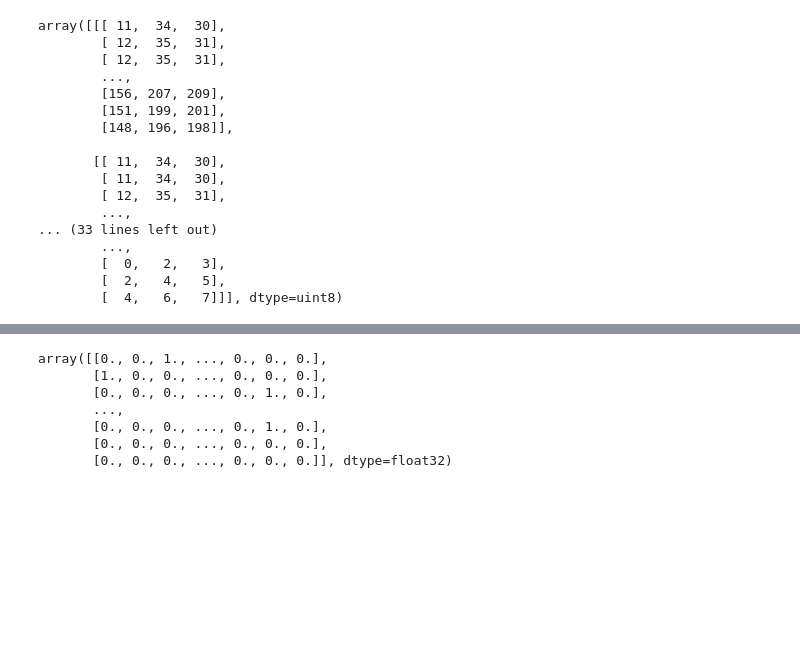
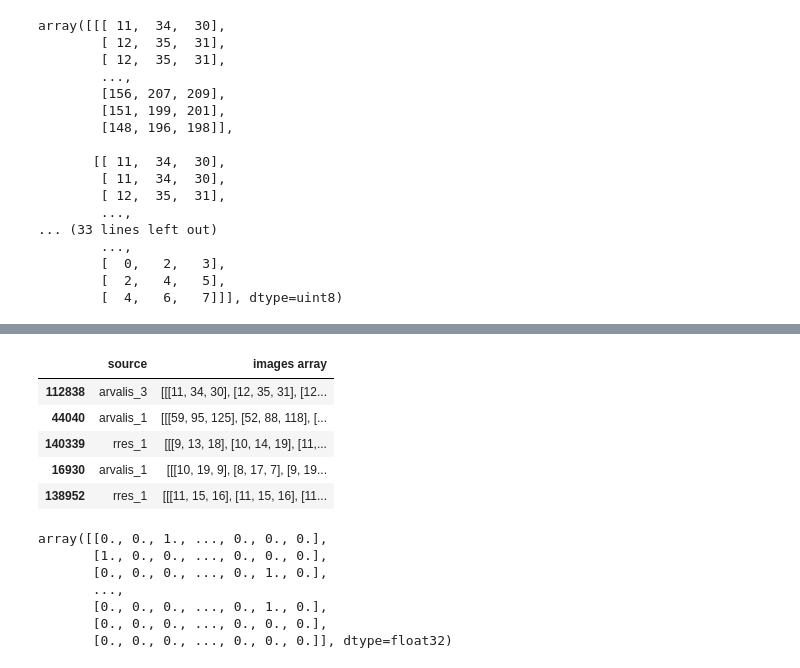
Before and after one commit to suhasmaddali/Wheat-Detection-Using-Computer-Vision, a Jupyter notebook: Kaggle Wheat Detection.ipynb, the cells around one changed output, grey strips where cells are left out. Saved outputs shown, nothing was run; the diff lists cells and outputs as text; code cells hidden in the pictures; blank space fills up the shorter version.

```diff
--- a/Kaggle Wheat Detection.ipynb
+++ b/Kaggle Wheat Detection.ipynb
@@ -220,3 +242,14 @@ array([[[ 11,  34,  30],
+# %%
+df_train_sampled.drop(['width', 'height', 'bbox'], axis = 1, inplace = True)
+# %%
+df_train_sampled.head()
+# %% [output]
+|  | source | images array |
+| 112838 | arvalis_3 | [[[11, 34, 30], [12, 35, 31], [12... |
+| 44040 | arvalis_1 | [[[59, 95, 125], [52, 88, 118], [... |
+| 140339 | rres_1 | [[[9, 13, 18], [10, 14, 19], [11,... |
+| 16930 | arvalis_1 | [[[10, 19, 9], [8, 17, 7], [9, 19... |
+| 138952 | rres_1 | [[[11, 15, 16], [11, 15, 16], [11... |
 # %%
 from sklearn.preprocessing import LabelEncoder
 # %%
```
Also changed, not shown: parts of 7 cells of this notebook.
